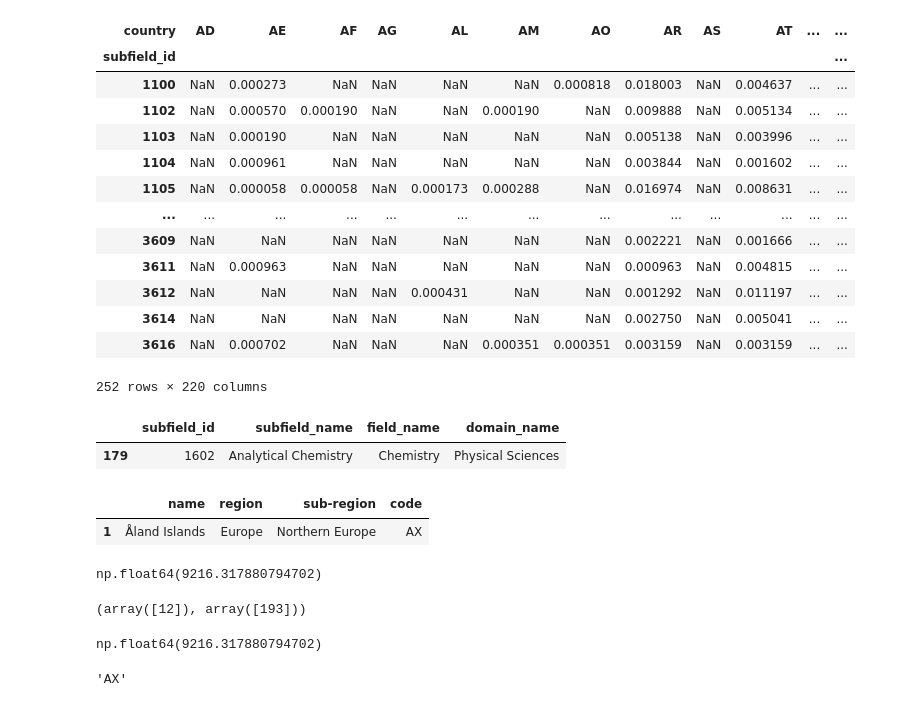
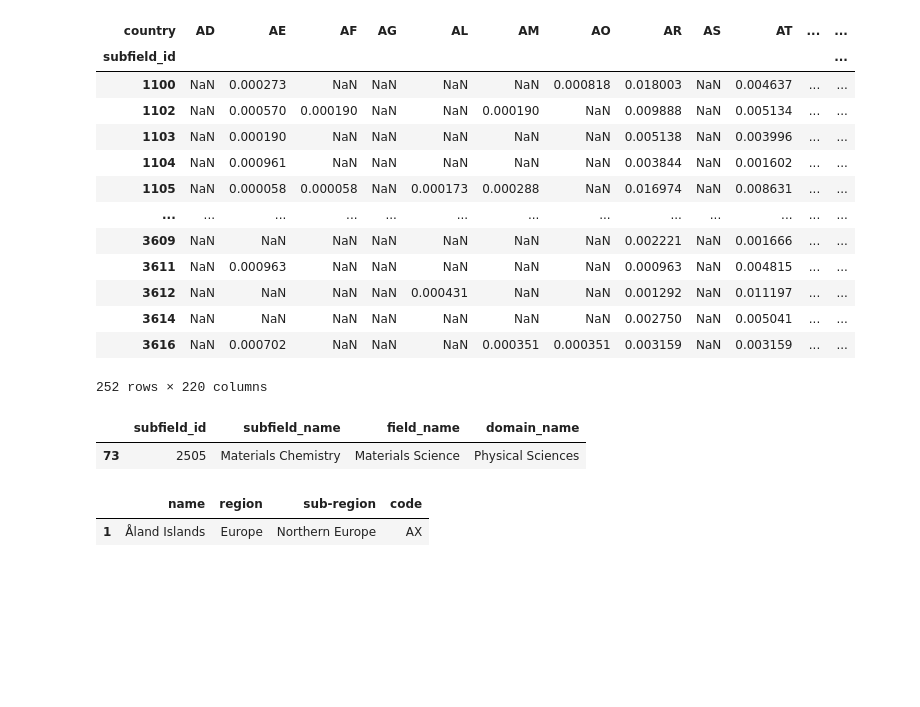
Before and after one commit to irivorobey/geoTopics, a Jupyter notebook: test_data.ipynb, the cells around one changed output. Cells and saved outputs as stored; diff of their text form; code cells hidden in the pictures; blank space fills up the shorter version.

```diff
--- a/test_data.ipynb
+++ b/test_data.ipynb
@@ -278,5 +281,0 @@ fig.show()
-# %%
-get_subfield_info(1602)
-# %% [output]
-|  | subfield_id | subfield_name | field_name | domain_name |
-| 179 | 1602 | Analytical Chemistry | Chemistry | Physical Sciences |
@@ -283 +308,6 @@ get_subfield_info(1602)
+# %%
+uf.get_subfield_info(2505)
+# %% [output]
+|  | subfield_id | subfield_name | field_name | domain_name |
+| 73 | 2505 | Materials Chemistry | Materials Science | Physical Sciences |
 # %%
@@ -285,19 +315,3 @@ get_country_info("AX")
 # %% [output]
 |  | name | region | sub-region | code |
 | 1 | Åland Islands | Europe | Northern Europe | AX |
-# %%
-df_country_subfield_norm_world.max().max()
-# %% [output]
-np.float64(9216.317880794702)
-# %%
-np.where(df_country_subfield_norm_world.values == df_country_subfield_norm_world.max().max())
-# %% [output]
-(array([12]), array([193]))
-# %%
-df_country_subfield_norm_world.iloc[12, 193]
-# %% [output]
-np.float64(9216.317880794702)
-# %%
-df_country_subfield_norm_world.index[12]
-# %% [output]
-'AX'
```
Also changed, not shown: parts of 22 cells of this notebook, 3 other files.
